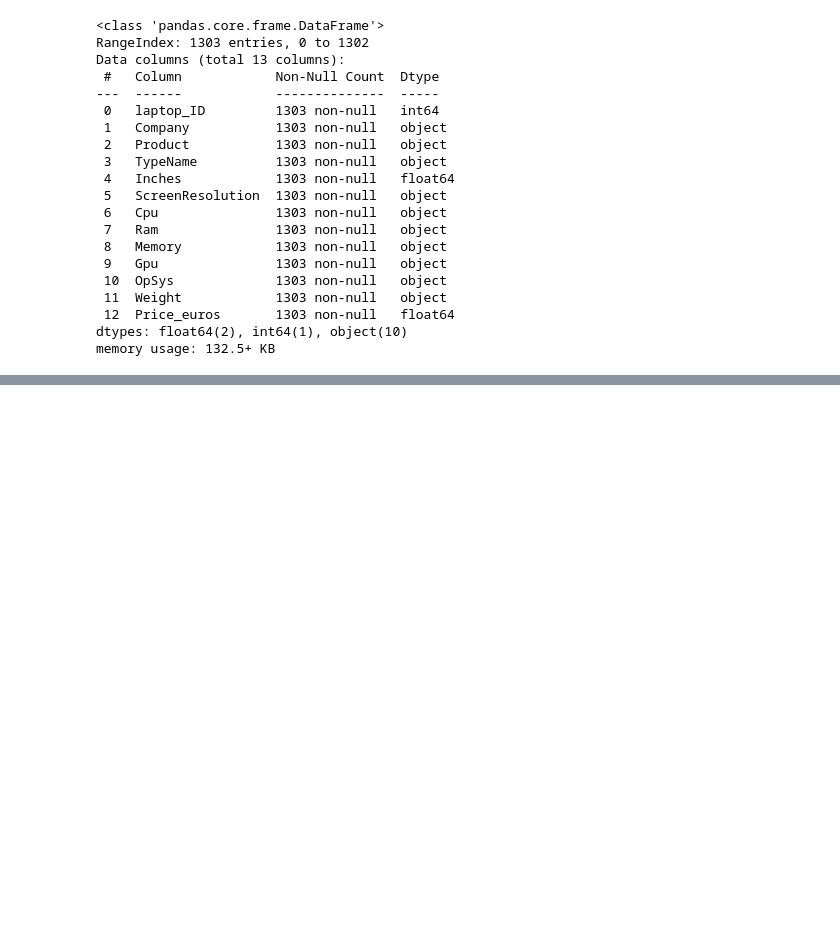
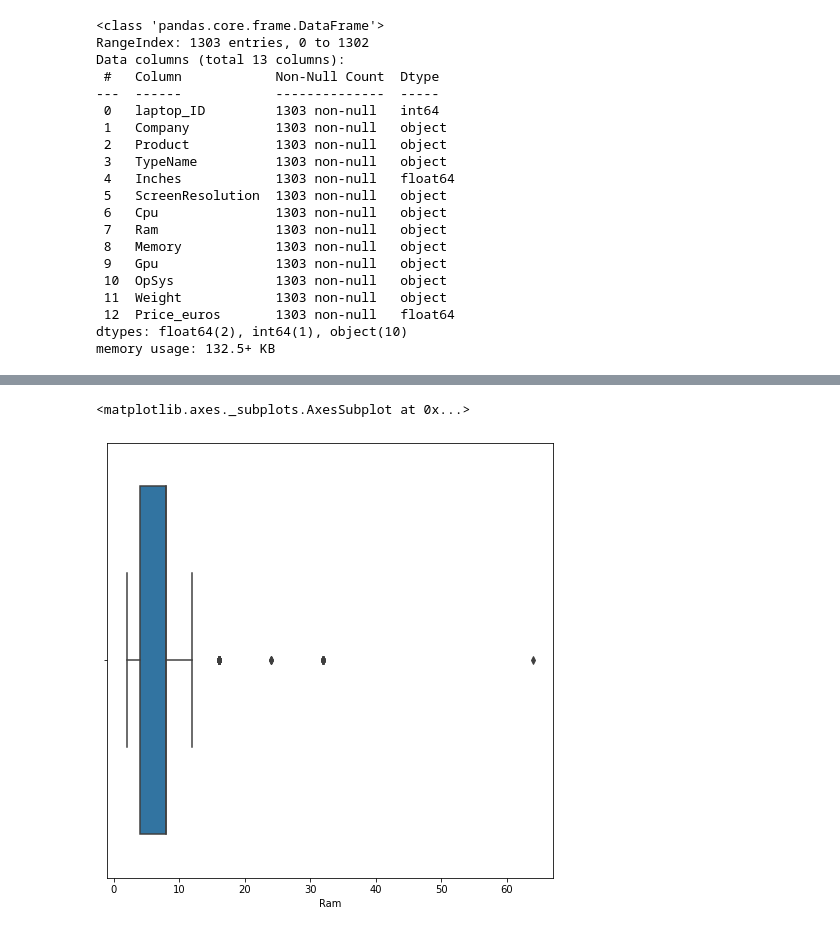
Before and after one commit to Preeti27092000/laptop_price_linear_regression, a Jupyter notebook: laptop_price.ipynb, the cells around one changed output, grey strips where cells are left out. Saved outputs shown, nothing was run; the diff lists cells and outputs as text; code cells hidden in the pictures; blank space fills up the shorter version.

```diff
--- a/laptop_price.ipynb
+++ b/laptop_price.ipynb
@@ -76,0 +271,5 @@ sns.
+# %%
+sns.boxplot(df['Ram'])
+# %% [output]
+<matplotlib.axes._subplots.AxesSubplot at 0x...>
+[figure, added]
```
Also changed, not shown: parts of 20 cells of this notebook.
